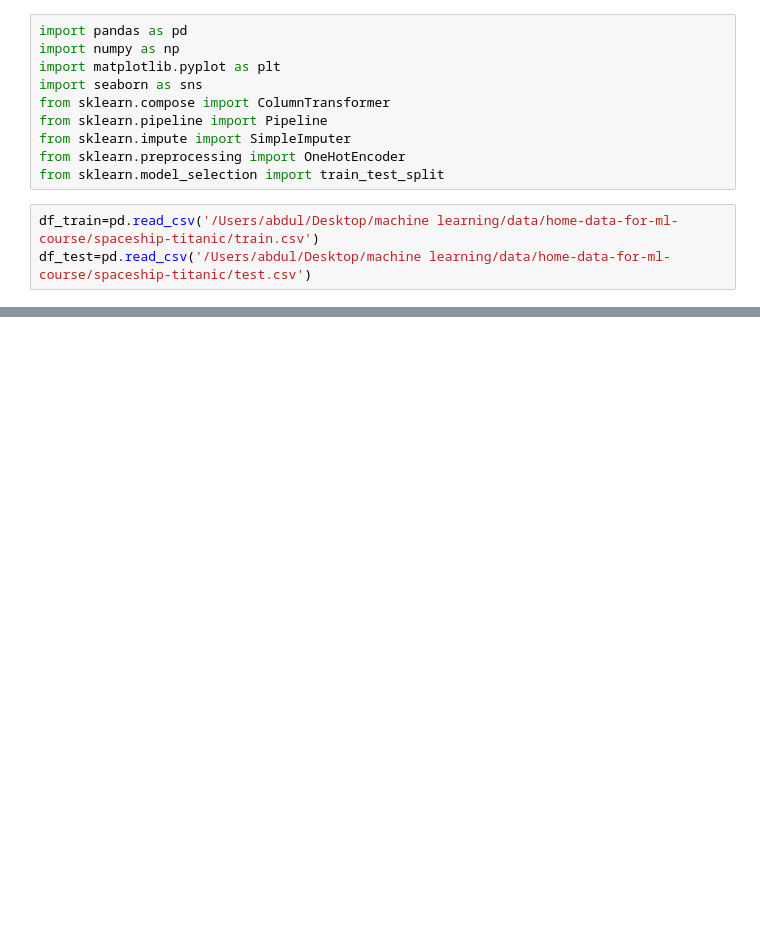
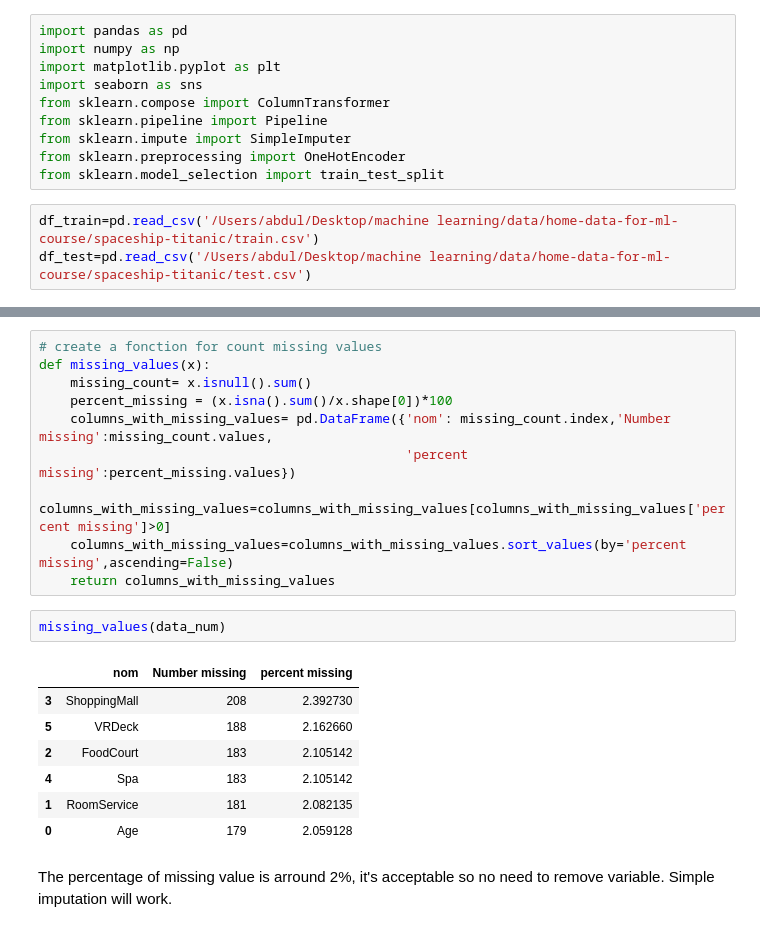
Before and after one commit to Dudul-99/Data-Science, a Jupyter notebook: space_titanice.ipynb, the cells around one changed output, grey strips where cells are left out. Saved outputs shown, nothing was run; the diff lists cells and outputs as text; blank space fills up the shorter version.

```diff
--- a/space_titanice.ipynb
+++ b/space_titanice.ipynb
@@ -62,0 +85,22 @@ compte_na(df_train)
+# %%
+# create a fonction for count missing values
+def missing_values(x):
+    missing_count= x.isnull().sum()
+    percent_missing = (x.isna().sum()/x.shape[0])*100
+    columns_with_missing_values= pd.DataFrame({'nom': missing_count.index,'Number missing':missing_count.values,
+                                               'percent missing':percent_missing.values})
+    columns_with_missing_values=columns_with_missing_values[columns_with_missing_values['percent missing']>0]
+    columns_with_missing_values=columns_with_missing_values.sort_values(by='percent missing',ascending=False)
+    return columns_with_missing_values
+# %%
+missing_values(data_num)
+# %% [output]
+|  | nom | Number missing | percent missing |
+| 3 | ShoppingMall | 208 | 2.392730 |
+| 5 | VRDeck | 188 | 2.162660 |
+| 2 | FoodCourt | 183 | 2.105142 |
+| 4 | Spa | 183 | 2.105142 |
+| 1 | RoomService | 181 | 2.082135 |
+| 0 | Age | 179 | 2.059128 |
+# %% [markdown]
+The percentage of missing value is arround 2%, it's acceptable so no need to remove variable. Simple imputation will work.
```
Also changed, not shown: parts of 15 cells of this notebook, 1 other file.
